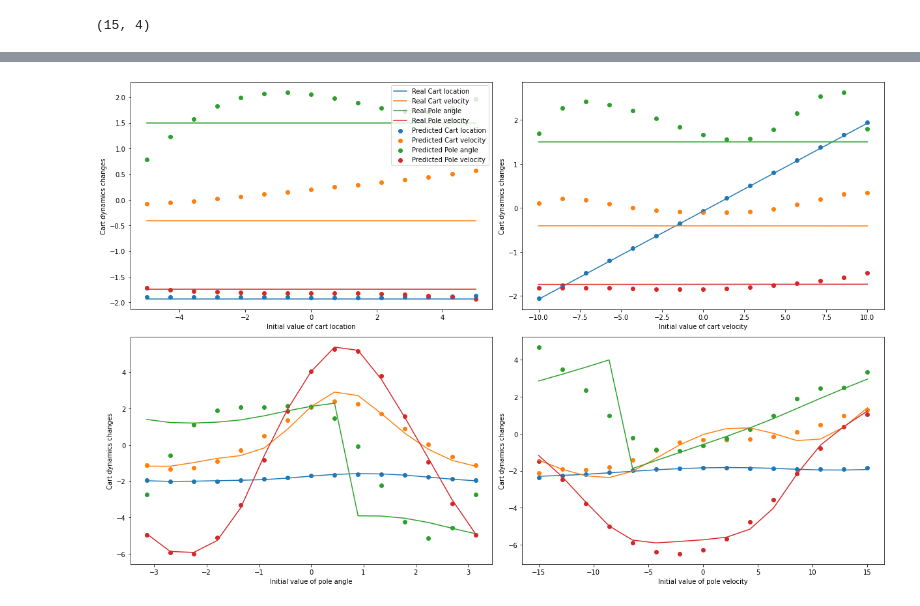
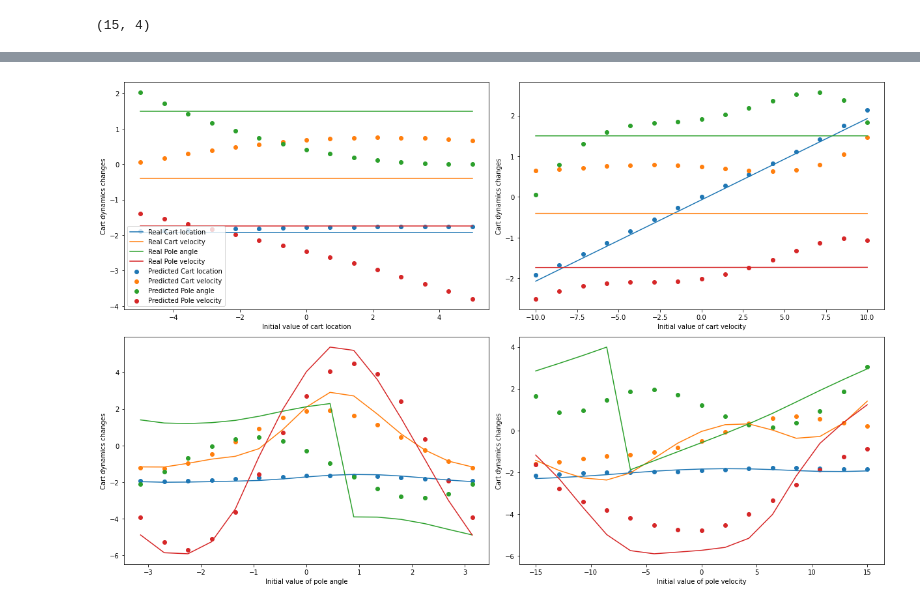
Before and after one commit to aditya-jain7/SF3, a Jupyter notebook: task_1_aj563_sf3_code.ipynb, the cells around one changed output, grey strips where cells are left out. Cells and saved outputs as stored; diff of their text form; code cells hidden in the pictures.

```diff
--- a/task_1_aj563_sf3_code.ipynb
+++ b/task_1_aj563_sf3_code.ipynb
@@ -836,12 +845,13 @@ array([ -27.30336707, -395.12734176,  170.39047855, -128.55973952,
 # %%
-def non_linear_model(initial_x,x,y,kernel_mat,lambd,m):
+def non_linear_model(initial_x,train_x,train_y,lambd,m):
     pred = np.zeros((4))
+    kernel_mat=kernel_dict[m]
     for variable in range(4):
         for count,value in enumerate(kernel_mat[1]):
-            kern = kernel(initial_x,np.array(x[value]),sigma)
+            kern = kernel(initial_x,np.array(train_x[value]),sigma)
 
             #multiple = kern* get_alpha_with_lambda(kernel_mat,x,y,lambd,m)[variable][count]
-            multiple=kern*get_alpha_lstsq(kernel_mat,y)[variable][count]
+            multiple=kern*get_alpha_lstsq(kernel_mat,train_y)[variable][count]
 
             pred[variable]+=multiple
     return pred
@@ -897,7 +985,7 @@ def non_linear_one_step_difference_with_predictions(variable, x_axis_range, x_ax
         initial[variable] = i
         x_t = start_the_cart(initial, steps=steps, display_plots=False,remap_angle=True)
         real = x_t-initial
-        pred = non_linear_model(initial,x,y,knm160,0.00001,m)
+        pred = non_linear_model(initial,train_x,train_y,0.00001,m)
         try:
             final_y = np.vstack((final_y, np.array(real)))
             final_pred = np.vstack((final_pred,np.array(pred)))
@@ -909,16 +997,16 @@ def non_linear_one_step_difference_with_predictions(variable, x_axis_range, x_ax
 
     return x_axis,final_y,final_pred
 # %%
-x_axis1, c_l_real,c_l_pred = non_linear_one_step_difference_with_predictions(0,[-5,5],15,160)
+x_axis1, c_l_real,c_l_pred = non_linear_one_step_difference_with_predictions(0,[-5,5],15,10)
 print(c_l_pred.shape)
 # %% [output]
 (15, 4)
 # %%
-def non_linear_together_plot():
-    x_axis1, c_l_real,c_l_pred = non_linear_one_step_difference_with_predictions(0,[-5,5],15,160)
-    x_axis2,c_v_real,c_v_pred = non_linear_one_step_difference_with_predictions(1,[-10,10],15,160)
-    x_axis3,p_a_real,p_a_pred = non_linear_one_step_difference_with_predictions(2,[-np.pi,np.pi],15,160)
-    x_axis4,p_v_real,p_v_pred = non_linear_one_step_difference_with_predictions(3,[-15,15],15,160)
+def non_linear_together_plot(m):
+    x_axis1, c_l_real,c_l_pred = non_linear_one_step_difference_with_predictions(0,[-5,5],15,m)
+    x_axis2,c_v_real,c_v_pred = non_linear_one_step_difference_with_predictions(1,[-10,10],15,m)
+    x_axis3,p_a_real,p_a_pred = non_linear_one_step_difference_with_predictions(2,[-np.pi,np.pi],15,m)
+    x_axis4,p_v_real,p_v_pred = non_linear_one_step_difference_with_predictions(3,[-15,15],15,m)
 
     fig, axs = plt.subplots(2, 2, figsize=(17, 11))
     for i in range(4):
@@ -963,4 +1051,4 @@ print (initialize)
 # %%
-non_linear_together_plot()
+non_linear_together_plot(40)
 # %% [output]
-[figure, old version]
+[figure, new version]
```
Also changed, not shown: parts of 41 cells of this notebook, 4 other files.
